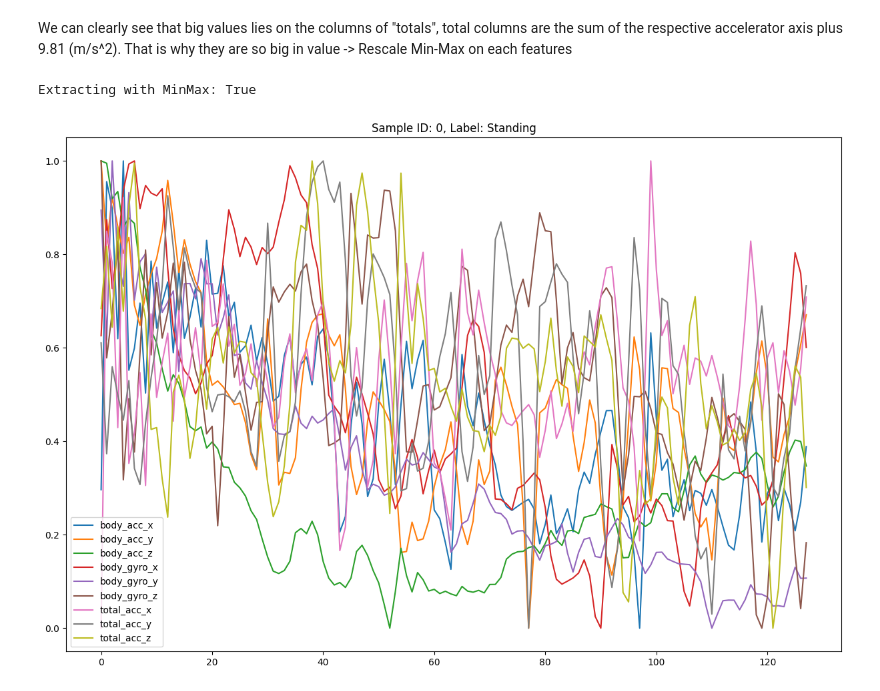
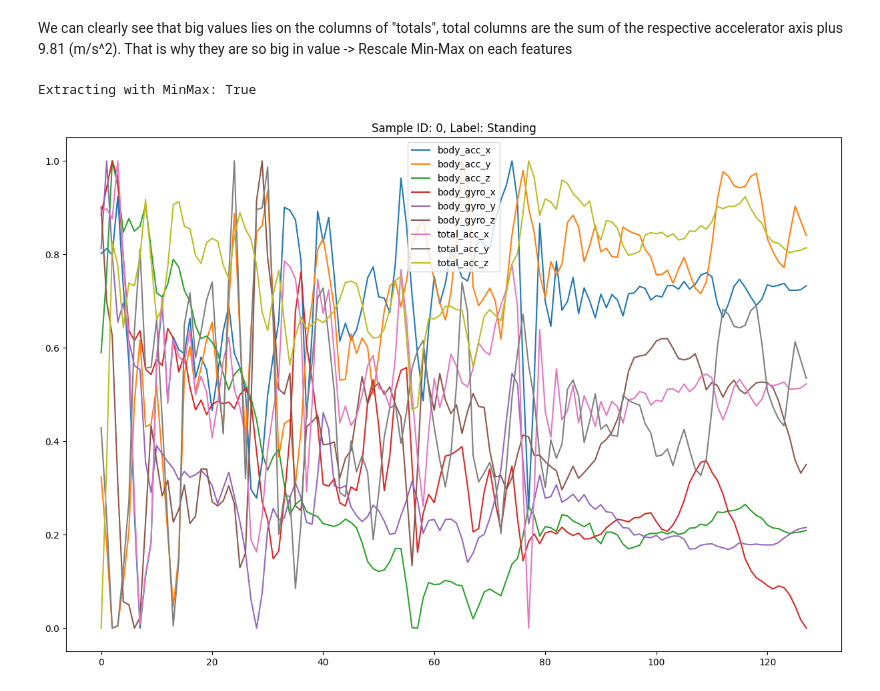
Before and after one commit to tungBKDN/icu-classification, a Jupyter notebook: PCA/pca.ipynb, the cells around one changed output. Cells and saved outputs as stored; diff of their text form; code cells hidden in the pictures.

```diff
--- a/PCA/pca.ipynb
+++ b/PCA/pca.ipynb
@@ -59,9 +59,12 @@ def get_by_item(data: list, num: int):
 # %%
 from tqdm import tqdm
 
-def get_whole_dataset(data: list, y: np.ndarray, minmax: bool = False) -> pd.DataFrame:
+groups = [("body_acc_x", "body_acc_y", "body_acc_z"), ("body_gyro_x", "body_gyro_y", "body_gyro_z"), ("total_acc_x", "total_acc_y", "total_acc_z")]
+def get_whole_dataset(data: list, y: np.ndarray, minmax: int = 0) -> pd.DataFrame:
     """
     Get all data samples, concattenate them into one single DataFrame.
+    Args:
+        minmax (int): If 0: no-applied, 1: MinMax applied for features, 2: MinMax applied on groups of features
     """
     cols = ["body_acc_x", "body_acc_y", "body_acc_z", "body_gyro_x", "body_gyro_y", "body_gyro_z", "total_acc_x", "total_acc_y", "total_acc_z", "sample_id", "label"]
     id = 0
@@ -69,7 +72,16 @@ def get_whole_dataset(data: list, y: np.ndarray, minmax: bool = False) -> pd.Dat
     print(f"Extracting with MinMax: {minmax}")
     for i in tqdm(range(len(data[0])), desc="Processing samples"):
         df = {}
-        if minmax:
+        if minmax == 2:
+            # Find min-max for each group
+            for group in groups:
+                group_min = np.min([data[cols.index(feature)].iloc[i, ].min() for feature in group])
+                group_max = np.max([data[cols.index(feature)].iloc[i, ].max() for feature in group])
+                for feature in group:
+                    df[feature] = (data[cols.index(feature)].iloc[i, ].to_numpy() - group_min) / (group_max - group_min)
+            df["sample_id"] = id
+            df["label"] = y[i]
+        elif minmax == 1:
             df = {
                 "body_acc_x": (data[0].iloc[i, ].to_numpy() - data[0].iloc[i, ].min()) / (data[0].iloc[i, ].max() - data[0].iloc[i, ].min()),
                 "body_acc_y": (data[1].iloc[i, ].to_numpy() - data[1].iloc[i, ].min()) / (data[1].iloc[i, ].max() - data[1].iloc[i, ].min()),
@@ -149,11 +161,11 @@ plot_data(0, total_df)
 We can clearly see that big values lies on the columns of "totals", total columns are the sum of the respective accelerator axis plus 9.81 (m/s^2). That is why they are so big in value
 -> Rescale Min-Max on each features
 # %%
-scaled_df = get_whole_dataset(train, y_train, minmax=True)
+scaled_df = get_whole_dataset(test, y_test, minmax=True)
 plot_data(0, scaled_df)
 # %% [output]
 Extracting with MinMax: True
-[figure, old version]
+[figure, new version]
 # %%
 def denoise(df: pd.DataFrame, window_size: int = 5) -> pd.DataFrame:
     kernel = np.ones(window_size) / window_size
```
Also changed, not shown: parts of 10 cells of this notebook, 3 other files.
